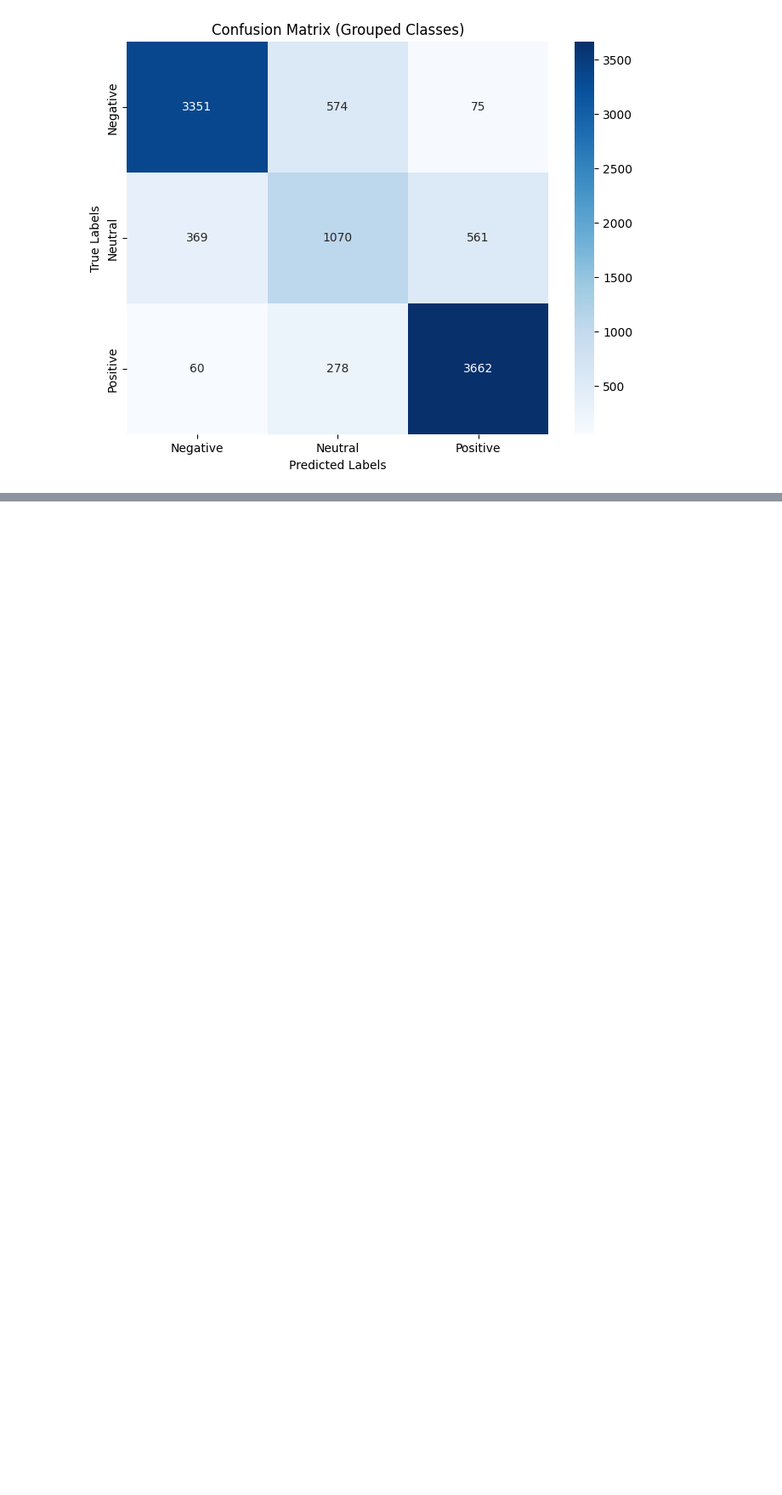
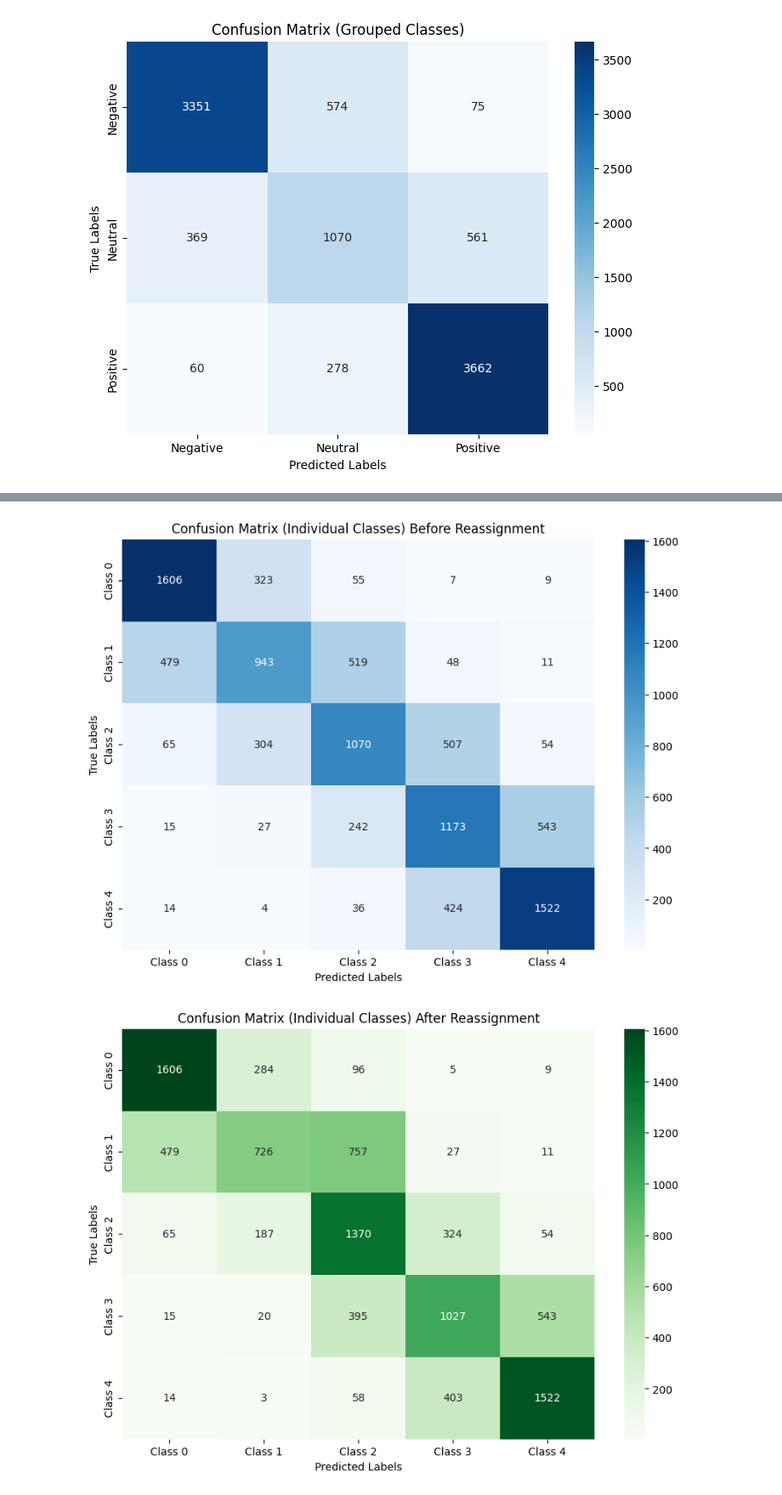
Before and after one commit to aleksihayrynen/Multiclass-Sentiment-Analysis-BERT, a Jupyter notebook: Multiclass_Classification_BERT.ipynb, the cells around one changed output, grey strips where cells are left out. Shown: that part at 85% size. Cells and saved outputs as stored; diff of their text form; code cells hidden in the pictures; blank space fills up the shorter version.

```diff
--- a/Multiclass_Classification_BERT.ipynb
+++ b/Multiclass_Classification_BERT.ipynb
@@ -863,0 +1083,72 @@ weighted avg       0.81      0.81      0.81     10000
+# %%
+# Extract probabilities and true labels from the test dataframe
+all_probabilities = np.array(test_df['probs'].tolist())  # Convert to numpy array
+all_labels = test_df['true_label'].values  # True labels from the dataframe
+all_preds = np.array(test_df['prediction'].values)  # Predicted labels
+
+# Classification Report before reassignment
+print("Classification Report (Before Reassignment):")
+print(classification_report(all_labels, all_preds, target_names=['Class 0', 'Class 1', 'Class 2', 'Class 3', 'Class 4']))
+
+# Reassign probabilities
+updated_probabilities = reassign_probabilities(all_probabilities, neutral_class=2)
+
+# Get new predictions after reassignment
+reassigned_preds = np.argmax(updated_probabilities, axis=1)
+
+# Confusion Matrix (Before Reassignment)
+cm_before = confusion_matrix(all_labels, all_preds)
+classes = ['Class 0', 'Class 1', 'Class 2', 'Class 3', 'Class 4']
+
+# Plot Confusion Matrix (Before Reassignment)
+plt.figure(figsize=(10, 7))
+sns.heatmap(cm_before, annot=True, fmt="d", cmap="Blues", xticklabels=classes, yticklabels=classes)
+plt.xlabel("Predicted Labels")
+plt.ylabel("True Labels")
+plt.title("Confusion Matrix (Individual Classes) Before Reassignment")
+plt.show()
+
+# Confusion Matrix (After Reassignment)
+cm_after = confusion_matrix(all_labels, reassigned_preds)
+
+# Plot Confusion Matrix (After Reassignment)
+plt.figure(figsize=(10, 7))
+sns.heatmap(cm_after, annot=True, fmt="d", cmap="Greens", xticklabels=classes, yticklabels=classes)
+plt.xlabel("Predicted Labels")
+plt.ylabel("True Labels")
+plt.title("Confusion Matrix (Individual Classes) After Reassignment")
+plt.show()
+
+# Grouped Classes Mapping
+def map_to_grouped_class(label):
+    if label in [0, 1]:
+        return 0  # Negative
+    elif label == 2:
+        return 1  # Neutral
+    elif label in [3, 4]:
+        return 2  # Positive
+
+# Map Predictions and Labels to Grouped Classes
+grouped_preds = [map_to_grouped_class(p) for p in reassigned_preds]
+grouped_labels = [map_to_grouped_class(l) for l in all_labels]
+
+# Grouped Confusion Matrix
+grouped_cm = confusion_matrix(grouped_labels, grouped_preds)
+grouped_classes = ["Negative", "Neutral", "Positive"]
+
+# Plot Grouped Confusion Matrix
+plt.figure(figsize=(8, 6))
+sns.heatmap(grouped_cm, annot=True, fmt="d", cmap="Purples", xticklabels=grouped_classes, yticklabels=grouped_classes)
+plt.xlabel("Predicted Labels")
+plt.ylabel("True Labels")
+plt.title("Confusion Matrix (Grouped Classes) After Reassignment")
+plt.show()
+
+# Calculate Grouped Accuracy
+grouped_accuracy = np.mean(np.array(grouped_preds) == np.array(grouped_labels))
+print(f"Accuracy (Grouped Classes): {grouped_accuracy:.4f}")
+
+# Grouped Classification Report
+print("Classification Report (Grouped Classes) After Reassignment:")
+print(classification_report(grouped_labels, grouped_preds, target_names=grouped_classes))
+# %% [output]
@@ -863,0 +1167,2 @@ weighted avg       0.81      0.81      0.81     10000
+[figure, added]
+[figure, added]
```
Also changed, not shown: parts of 11 cells of this notebook.
